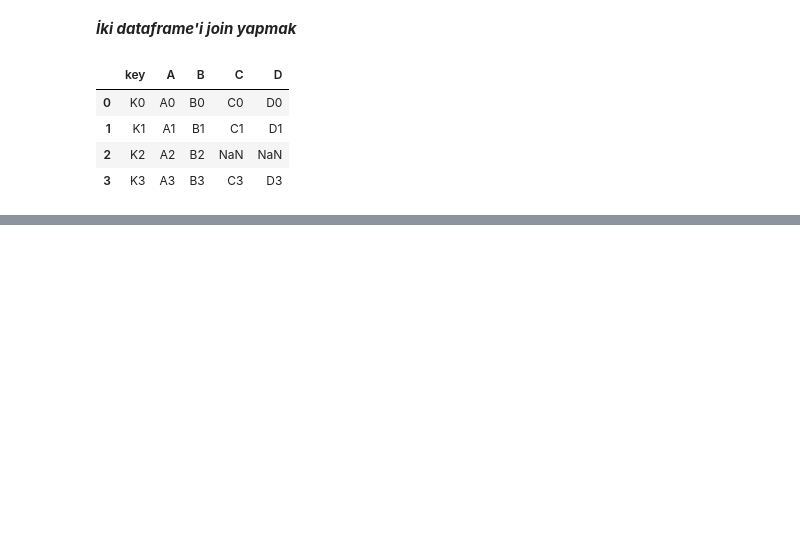
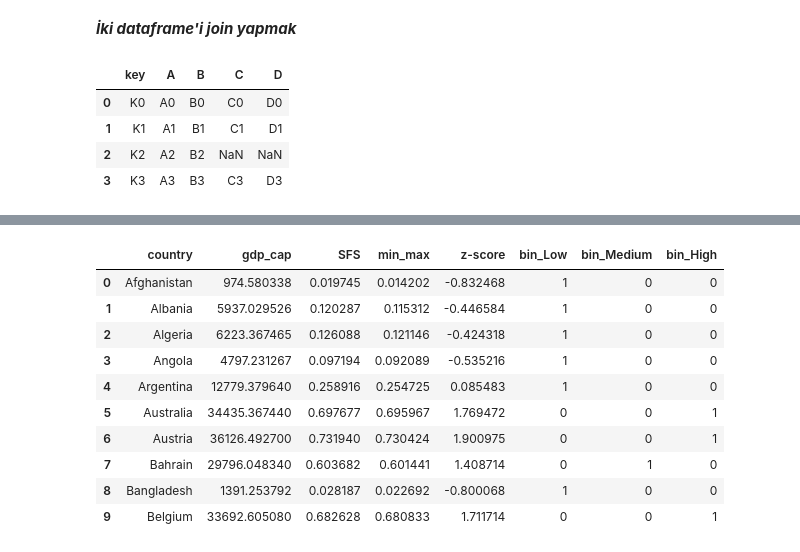
Before and after one commit to evrenarslan/Python-Egitim, a Jupyter notebook: Pandas.ipynb, the cells around one changed output, grey strips where cells are left out. Drawn from its saved outputs; the diff is of its cells as text; code cells hidden in the pictures; blank space fills up the shorter version.

```diff
--- a/Pandas.ipynb
+++ b/Pandas.ipynb
@@ -348,0 +494,2 @@ result
+# %%
+df_tn["gdp_cap_binned"]=pd.cut(df_tn["gdp_cap"],bins,labels=group_names,include_lowest=True)
@@ -348,0 +522,20 @@ result
+# %%
+df_bin=pd.get_dummies(df_tn["gdp_cap_binned"],prefix="bin")
+# %%
+df_tn=df_tn.join(df_bin)
+# %%
+df_tn=df_tn.drop(columns=["gdp_cap_binned"])
+# %%
+df_tn.head(10)
+# %% [output]
+|  | country | gdp_cap | SFS | min_max | z-score | bin_Low | bin_Medium | bin_High |
+| 0 | Afghanistan | 974.580338 | 0.019745 | 0.014202 | -0.832468 | 1 | 0 | 0 |
+| 1 | Albania | 5937.029526 | 0.120287 | 0.115312 | -0.446584 | 1 | 0 | 0 |
+| 2 | Algeria | 6223.367465 | 0.126088 | 0.121146 | -0.424318 | 1 | 0 | 0 |
+| 3 | Angola | 4797.231267 | 0.097194 | 0.092089 | -0.535216 | 1 | 0 | 0 |
+| 4 | Argentina | 12779.379640 | 0.258916 | 0.254725 | 0.085483 | 1 | 0 | 0 |
+| 5 | Australia | 34435.367440 | 0.697677 | 0.695967 | 1.769472 | 0 | 0 | 1 |
+| 6 | Austria | 36126.492700 | 0.731940 | 0.730424 | 1.900975 | 0 | 0 | 1 |
+| 7 | Bahrain | 29796.048340 | 0.603682 | 0.601441 | 1.408714 | 0 | 1 | 0 |
+| 8 | Bangladesh | 1391.253792 | 0.028187 | 0.022692 | -0.800068 | 1 | 0 | 0 |
+| 9 | Belgium | 33692.605080 | 0.682628 | 0.680833 | 1.711714 | 0 | 0 | 1 |
```
Also changed, not shown: parts of 24 cells of this notebook, 2 other files.
